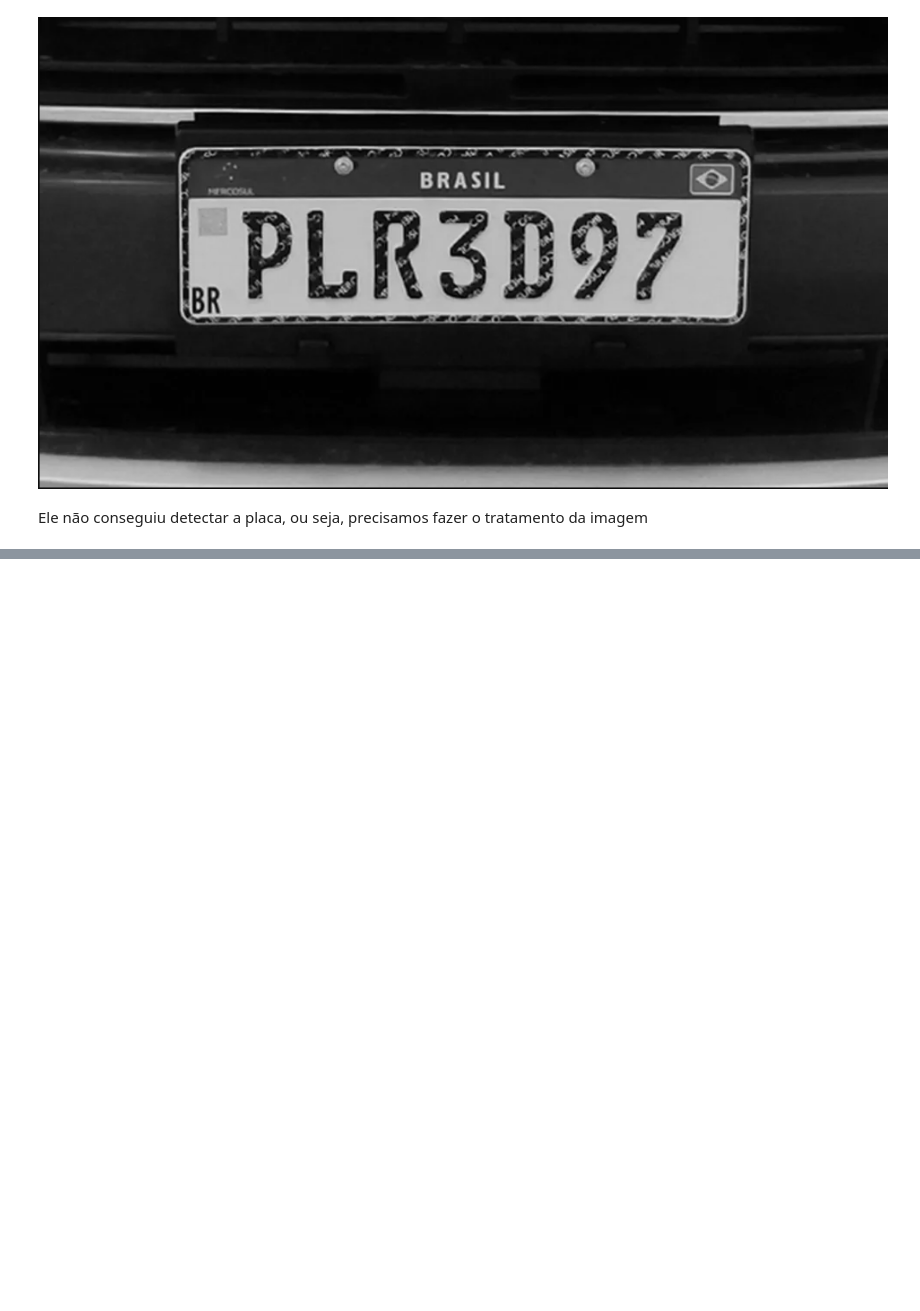
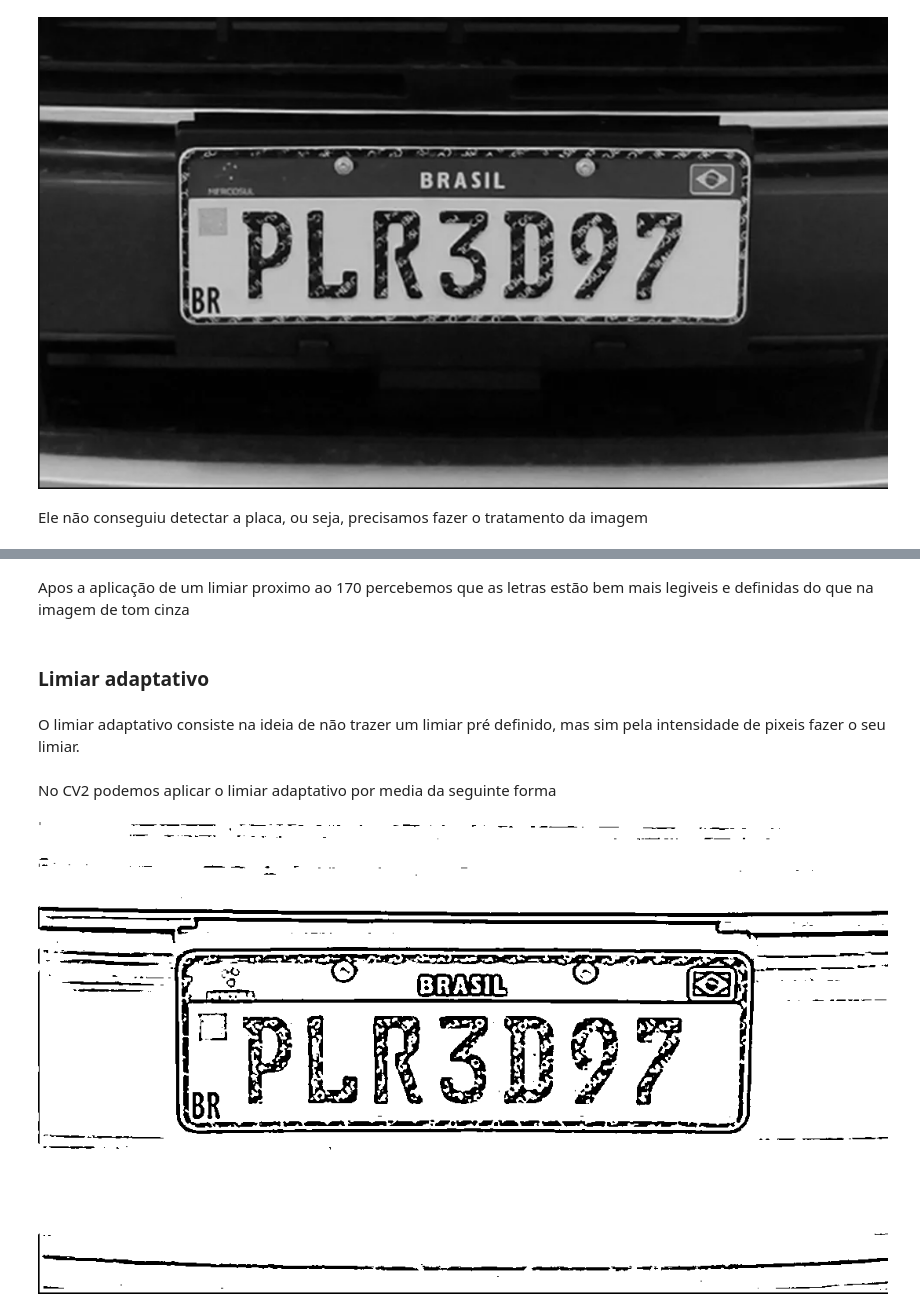
Before and after one commit to GustavoDwSantos/cursosalura, a Jupyter notebook: visao_computacional_com_OpenCV/Detecção_de_texto_em_placas_de_carro.ipynb, the cells around one changed output, grey strips where cells are left out. Drawn from its saved outputs; the diff is of its cells as text; code cells hidden in the pictures; blank space fills up the shorter version.

```diff
--- a/visao_computacional_com_OpenCV/Detecção_de_texto_em_placas_de_carro.ipynb
+++ b/visao_computacional_com_OpenCV/Detecção_de_texto_em_placas_de_carro.ipynb
@@ -164,0 +193,13 @@ Ele não conseguiu detectar a placa, ou seja, precisamos fazer o tratamento da i
+# %% [markdown]
+Apos a aplicação de um limiar proximo ao 170 percebemos que as letras estão bem mais legiveis e definidas do que na imagem de tom cinza
+# %% [markdown]
+### Limiar adaptativo
+# %% [markdown]
+O limiar adaptativo consiste na ideia de não trazer um limiar pré definido, mas sim pela intensidade de pixeis fazer o seu limiar.
+# %% [markdown]
+No CV2 podemos aplicar o limiar adaptativo por media da seguinte forma
+# %%
+lim_adapt = cv2.adaptiveThreshold(imagem, 255, cv2.ADAPTIVE_THRESH_MEAN_C, cv2.THRESH_BINARY, 11, 8)
+cv2_imshow(lim_adapt)
+# %% [output]
+[figure, added]
```
Also changed, not shown: parts of 27 cells of this notebook, 4 other files.
